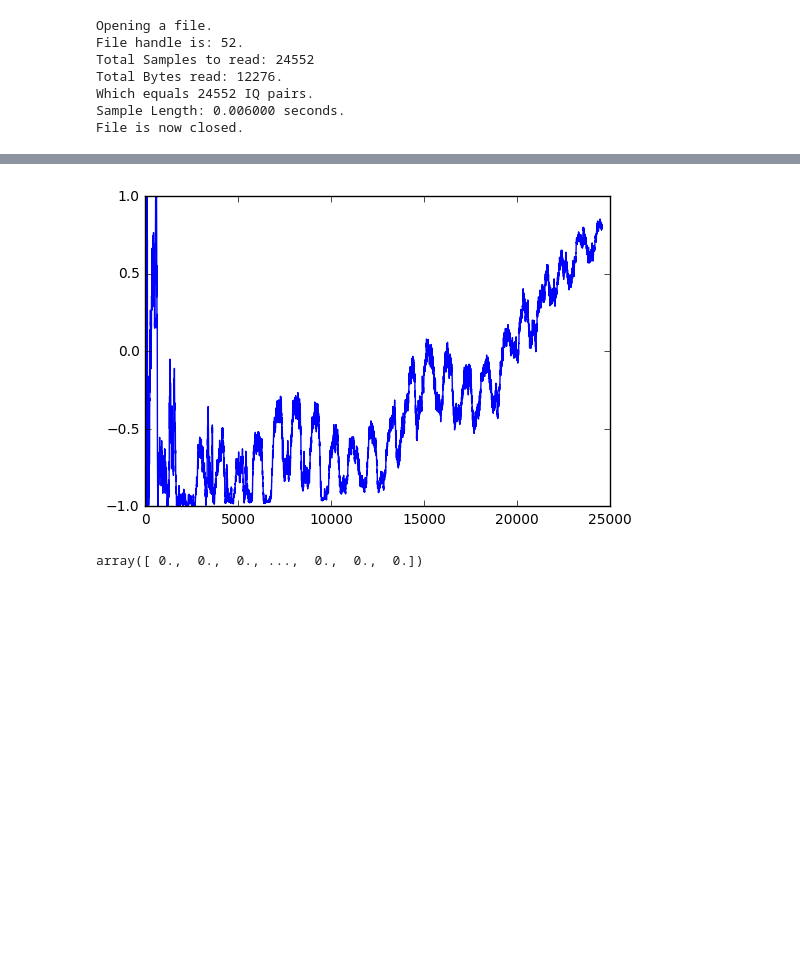
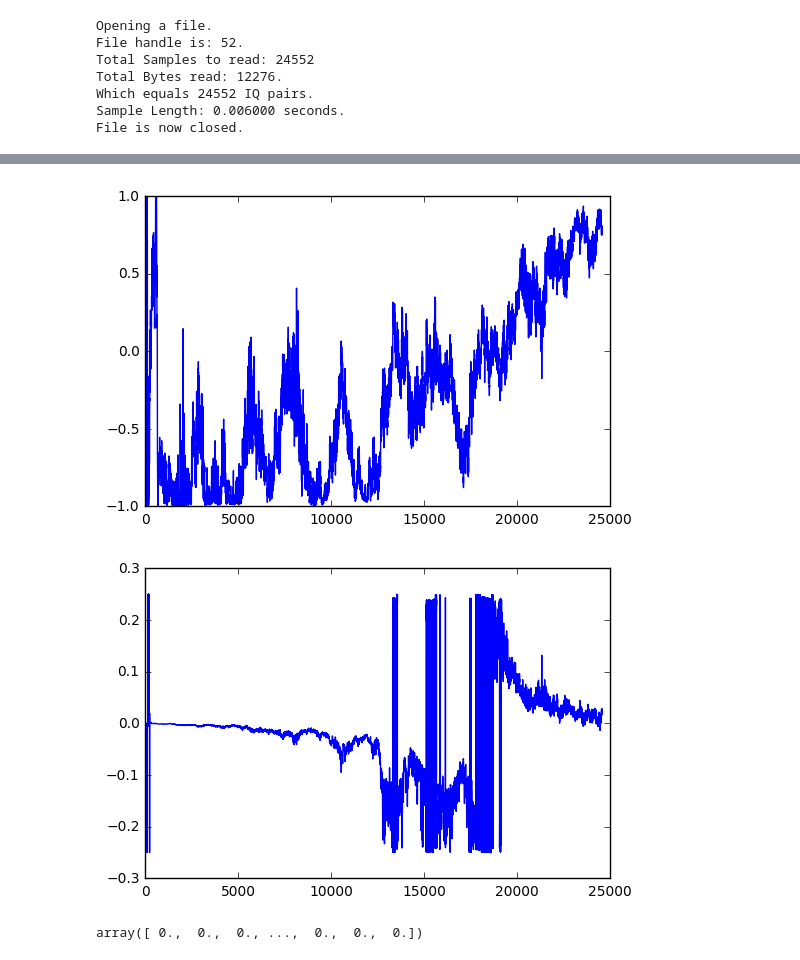
Before and after one commit to psas/gps, a Jupyter notebook: notebooks/Tracking_Continuous.ipynb, the cells around one changed output, grey strips where cells are left out. Cells and saved outputs as stored; diff of their text form; code cells hidden in the pictures; blank space fills up the shorter version.

```diff
--- a/notebooks/Tracking_Continuous.ipynb
+++ b/notebooks/Tracking_Continuous.ipynb
@@ -40,7 +40,8 @@ segLen = 1023 * 4 #1ms
 sat = [(1,5),(2,6),(3,7),(4,8),(0,8),(1,5),(0,7),(1,8),(2,9),(1,2),(2,3),(4,5),(5,6),(6,7),(7,8),(8,9),(0,3),(1,4),(2,5),(3,6),(4,7),(5,8),(0,2),(3,5),(4,6),(5,7),(6,8),(7,9),(0,5),(1,6),(2,7),(3,8),(4,9),(3,9),(0,6),(1,7),(3,9)]
 Satellite = 13
 
-BUFFER_SIZE = 2569
+#set the buffer size
+BUFFER_SIZE = 1000
 
 spc = 4 #Samples per Chip
 spd = 1023 * spc #samples per code
@@ -48,20 +49,14 @@ startPhase = 1470+1 #in samples
 startFreq = -12 #in Hz
 carrFreq = startFreq
 
-# Create Code Generator object for chosen Satellite
+# Create Code Generator object for chosen Satellite and make a code
 CodeGen = GoldCode(sat[Satellite - 1]) # Index starts at zero
-
-# Generate CA Code
 Code = CodeGen.getCode(1023 * 2, samplesPerChip = spc)
 
-#Starting EPL pointers
+#Starting code and buffer pointers
 codeI =  int(startPhase  % spd)
 bufI = 0
 
-
-#Index array, 1ms segments of current data file. Disregard Leftovers
-#v = np.linspace(0, np.floor(len(IDataShifted)/segLen))
-#v = range(int(np.floor(len(data.IData)/segLen)))
 
 buf_ie = np.zeros(BUFFER_SIZE)
 buf_ip = np.zeros(BUFFER_SIZE)
@@ -72,7 +67,7 @@ buf_qp = np.zeros(BUFFER_SIZE)
 buf_ql = np.zeros(BUFFER_SIZE)
 
 
-#Init Recording loops
+#Init Recording arrays
 ie = np.zeros(len(data.IData))
 ip = np.zeros(len(data.IData))
 il = np.zeros(len(data.IData))
@@ -85,12 +80,7 @@ d = np.zeros(len(data.IData))
 c = np.zeros(len(data.IData))
 
 
-# Initialize time array for carrier
-#t = np.linspace(0,SampleLength,segLen,endpoint=True)
-
-
-#Init other vars
-
+#Init vars for Filtering
 #NOTE: Find the taus from the MATLAB code and test it using them
 tau1c = .000117#1.04052829032035935 #1000000000.0#
 tau2c = .0296#.009001805454050047 #1414.0#
@@ -104,20 +94,14 @@ lastcarrdiscrm = 0.0
 lastNCOd = 0.0
 lastcodediscrm = 0.0
 
-aoeu = []
 
-# Mix data down
 #Mix samples to baseband
-#t = np.linspace(.001 * u, .001 * (u+1), len(data.IData), endpoint=True)
 IDataShifted = (data.IData)* np.cos(2 * np.pi* carrFreq * data.t)
 QDataShifted = data.QData *  np.sin(2 * np.pi* carrFreq * data.t)
 
 for u in range(len(IDataShifted)):
 
-    #w = range(segLen)
-
-    #Set the endpoint and mix
-    end = (codeI + segLen)
+    #Mix code with data to get correlation
     ImixP = Code[codeI] * IDataShifted[u]
     ImixE = Code[codeI-2] * IDataShifted[u]
     ImixL = Code[codeI+2] * IDataShifted[u]
@@ -126,7 +110,6 @@ for u in range(len(IDataShifted)):
     QmixE = Code[codeI - 2] * QDataShifted[u]
     QmixL = Code[codeI + 2] * QDataShifted[u]
 
-    #print(ImixE)
     #Write to buffers
     buf_ie[bufI] = ImixE
     buf_ip[bufI] = ImixP
@@ -178,9 +161,6 @@ for u in range(len(IDataShifted)):
     codeNCO = lastNCOd + (tau2d / tau1d) * (discriminator - lastcodediscrm) + discriminator * (.001/tau1d)
     lastNCOd = codeNCO
     lastcodediscrm = discriminator
-
-    #pind += np.floor(codeNCO)
-    aoeu.append(codeNCO)
 # %%
 plt.plot(ie ** 2, label = 'early')
 plt.plot(ip ** 2, label = 'prompt')
@@ -201,8 +181,11 @@ plt.show()
 # %%
 plt.plot(d)
 plt.show()
+plt.plot(c)
+plt.show()
 # %% [output]
-[figure, old version]
+[figure, new version]
+[figure, added]
 # %%
 # %% [output]
 array([ 0.,  0.,  0., ...,  0.,  0.,  0.])
```
Also changed, not shown: parts of 1 cell of this notebook.
